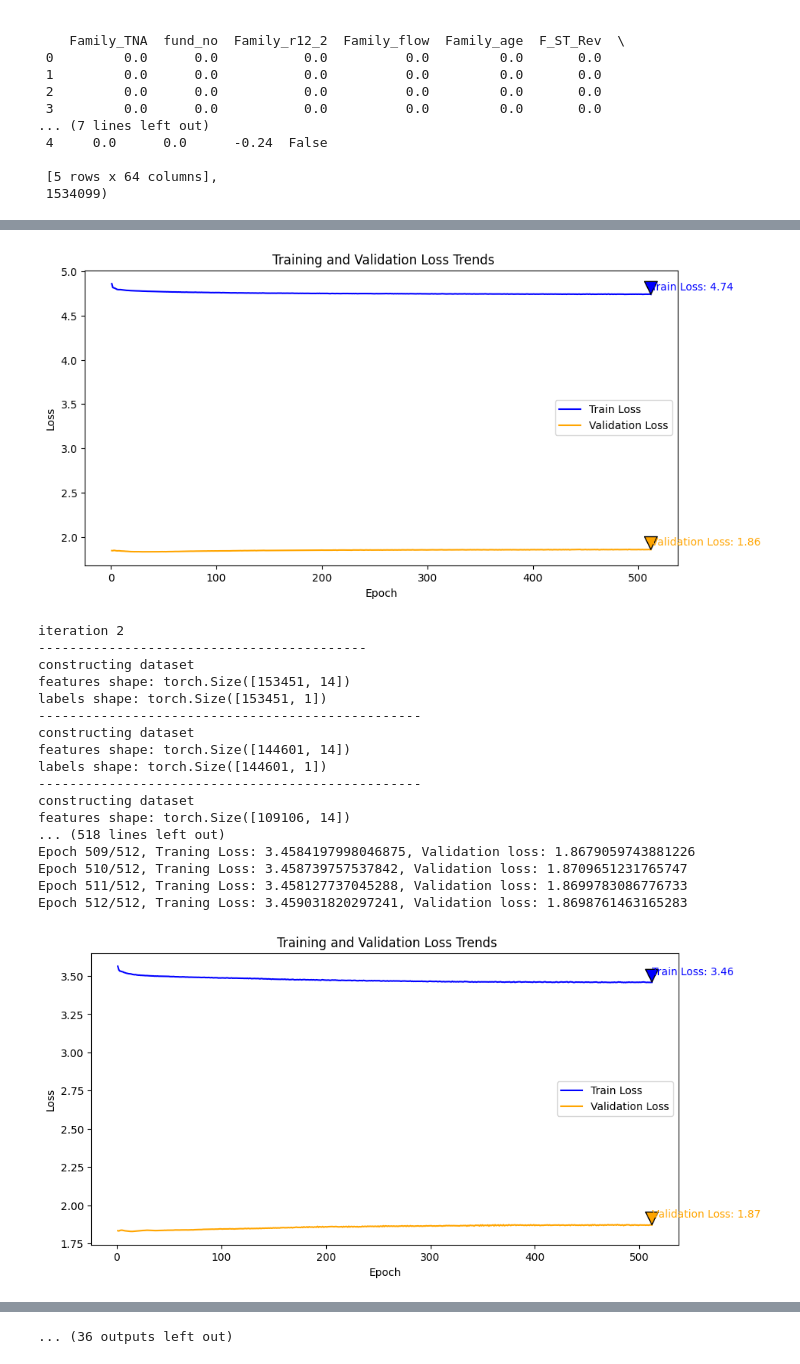
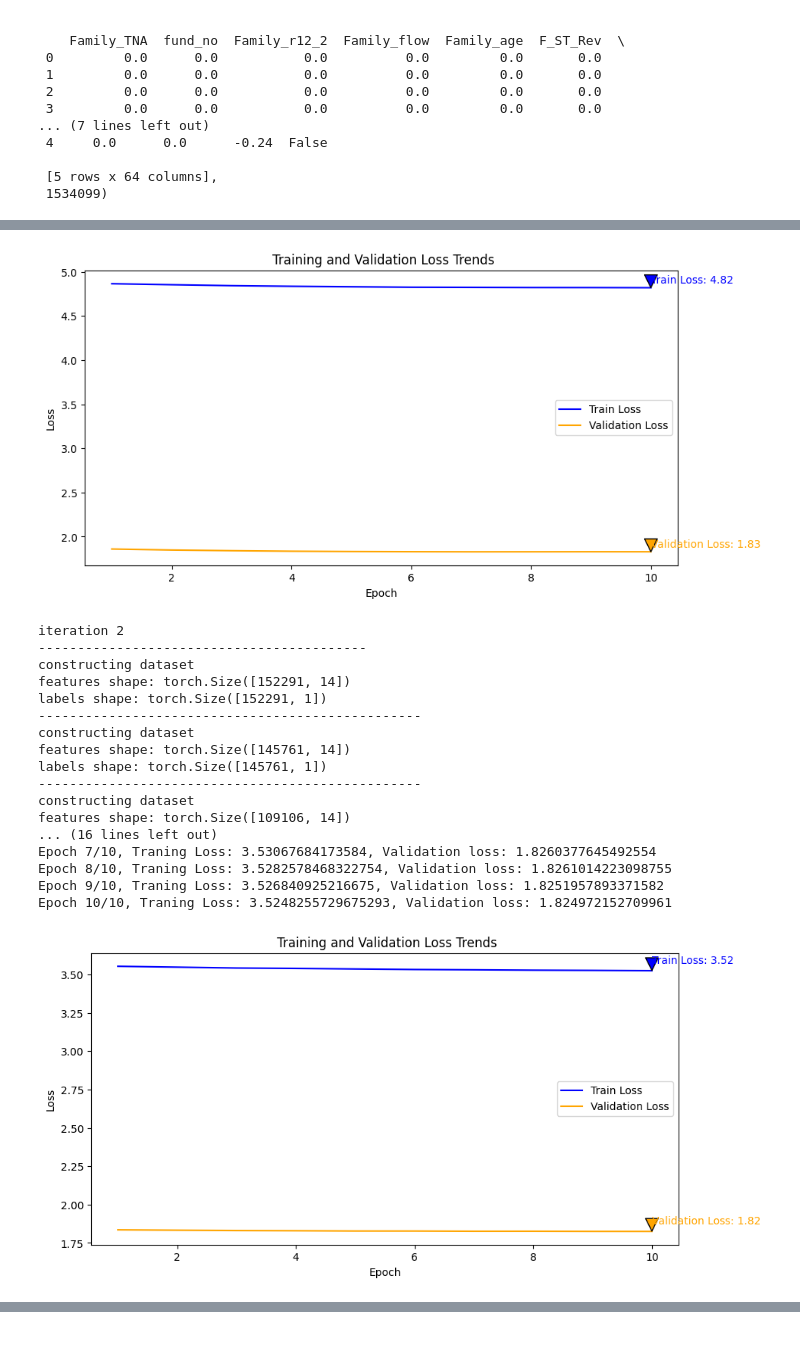
Before and after one commit to AlvisYan2025/MutualFundProtfolilSelection, a Jupyter notebook: mutualfundMLnew.ipynb, the cells around one changed output, grey strips where cells are left out. Drawn from its saved outputs; the diff is of its cells as text; code cells hidden in the pictures.

```diff
--- a/mutualfundMLnew.ipynb
+++ b/mutualfundMLnew.ipynb
@@ -15,5 +16,8 @@ import tensorflow as tf
 # %%
-datapath = "CharAll_na_rm_huge_train_variableall4_sentiment_full_new.npz"
+'''datapath = "CharAll_na_rm_huge_train_variableall4_sentiment_full_new.npz"
 data = np.load(datapath)
-data, data['data'].shape, data['variable']
+print(data, data['data'].shape, data['variable'])
+with open('data.pkl', 'wb') as file:
+    pickle.dump(data['data'], file)
+all_data = data['data']'''#uncommen to read from npz
 # %% [output]
@@ -31,3 +25,7 @@ data, data['data'].shape, data['variable']
+# %%
+#uncomment if load pkl file
+with open('data.pkl', 'rb') as file:
+    all_data = pickle.load(file)
 # %%
 #data-preprocess util funcitons
 def convert_to_df(data):
@@ -363,7 +361,7 @@ class NeuralNet(nn.Module):
                     nn.init.zeros_(m.bias)
         self.apply(init_weights)
 # %%
-df = convert_to_df(data['data'])
+df = convert_to_df(all_data)
 df = sanitize_input(add_invalid_label_mask(df))
 df['label'] = df['label'] *100
 df.head(), len(df['label'])
@@ -389,7 +387,14 @@ df.head(), len(df['label'])
 all_model_groups = [] #saves all trained model from each group of 3
 all_prediction_groups = [] #saves all predicitons from each group of models
 # %%
-def run_group_model(variables, model_config, num_group, save=True):
+def run_group_model(variables, model_config, num_group, save=False):
+    '''
+    train one group of 3 models.
+    variables: selected variables (fund-specific + sentiment)
+    model_cofig: model config file
+    num_group: the current group number
+    save: save model under trainedModels/
+    '''
     #one group 3 of models
     fold1, fold2, fold3 = chronological_sampling_scheme(469, [1,1,1]) #construct three folds with chronological sampling
     all_folds = [fold1, fold2, fold3]
@@ -416,27 +421,32 @@ def run_group_model(variables, model_config, num_group, save=True):
         input_dim = model_config['input_dim']
         hidden_dims = model_config['hidden_dims']
         dropout = model_config['dropout']
+        lr = model_config['lr']
+        num_epochs = model_config['num_epochs']
         model = NeuralNet(input_dim=input_dim, intermediate_dims=hidden_dims, dropout=dropout)
         model.reinitialize_with_glorot_uniform()
-        model.train_model(512, train_loader, valid_loader,learning_rate=0.01, early_stop=False, graph=True)
+        model.train_model(num_epochs, train_loader, valid_loader,learning_rate=lr, early_stop=False, graph=True)
         all_models.append(model)
         if save:
             torch.save(model, f'trainedModels/group{num_group}model{i}')
         #predict with trained model
-        model.eval()
         output = model.predict(get_tensor_from_df(df[df['Timestep'].isin(test_idx)], variables, False))
         all_predictions.append(output)
     all_model_groups.append(all_models)
     all_prediction_groups.append(torch.cat(all_predictions, dim=0))
+    return torch.cat(all_predictions, dim=0)
 # %%
 variables = ['ages', 'flow','exp_ratio', 'tna', 'turnover', 'Family_TNA', 'fund_no','Family_r12_2', 'Family_flow', 'Family_age', 'F_ST_Rev', 'F_r2_1','F_r12_2', 'sentiment']
 model_config = {
     'input_dim': 14,
     'hidden_dims': [64],
-    'dropout': 0.05
+    'dropout': 0.05,
+    'lr': 0.0025,
+    'num_epochs': 10
 }
-for i in range (8):
-    run_group_model(variables, model_config, i+1)
+group_number = 1
+for i in range (group_number):
+    run_group_model(variables, model_config, i+1, save=False)
 curr_prediction = get_mean_elementwise(all_prediction_groups)
 df['prediction'] = curr_prediction.flatten()
 # %% [output]
@@ -460,22 +470,22 @@ Epoch 512/512, Traning Loss: 4.738733291625977, Validation loss: 1.8555190563201
-[figure, old version]
+[figure, new version]
 iteration 2
 ------------------------------------------
 constructing dataset
-features shape: torch.Size([153451, 14])
-labels shape: torch.Size([153451, 1])
+features shape: torch.Size([152291, 14])
+labels shape: torch.Size([152291, 1])
 -------------------------------------------------
 constructing dataset
-features shape: torch.Size([144601, 14])
-labels shape: torch.Size([144601, 1])
+features shape: torch.Size([145761, 14])
+labels shape: torch.Size([145761, 1])
 -------------------------------------------------
 constructing dataset
 features shape: torch.Size([109106, 14])
-... (518 lines left out)
-Epoch 509/512, Traning Loss: 3.4584197998046875, Validation loss: 1.8679059743881226
-Epoch 510/512, Traning Loss: 3.458739757537842, Validation loss: 1.8709651231765747
-Epoch 511/512, Traning Loss: 3.458127737045288, Validation loss: 1.8699783086776733
-Epoch 512/512, Traning Loss: 3.459031820297241, Validation loss: 1.8698761463165283
+... (16 lines left out)
+Epoch 7/10, Traning Loss: 3.53067684173584, Validation loss: 1.8260377645492554
+Epoch 8/10, Traning Loss: 3.5282578468322754, Validation loss: 1.8261014223098755
+Epoch 9/10, Traning Loss: 3.526840925216675, Validation loss: 1.8251957893371582
+Epoch 10/10, Traning Loss: 3.5248255729675293, Validation loss: 1.824972152709961
-[figure, old version]
+[figure, new version]
 iteration 3
 ------------------------------------------
 constructing dataset
@@ -551,4 +507,3 @@ Epoch 512/512, Traning Loss: 4.3474836349487305, Validation loss: 6.888015270233
-... (36 outputs left out)
 # %%
 #rank df based on prediction
 df_valid = df[df['mask']].copy()
```
Also changed, not shown: parts of 10 cells of this notebook.
